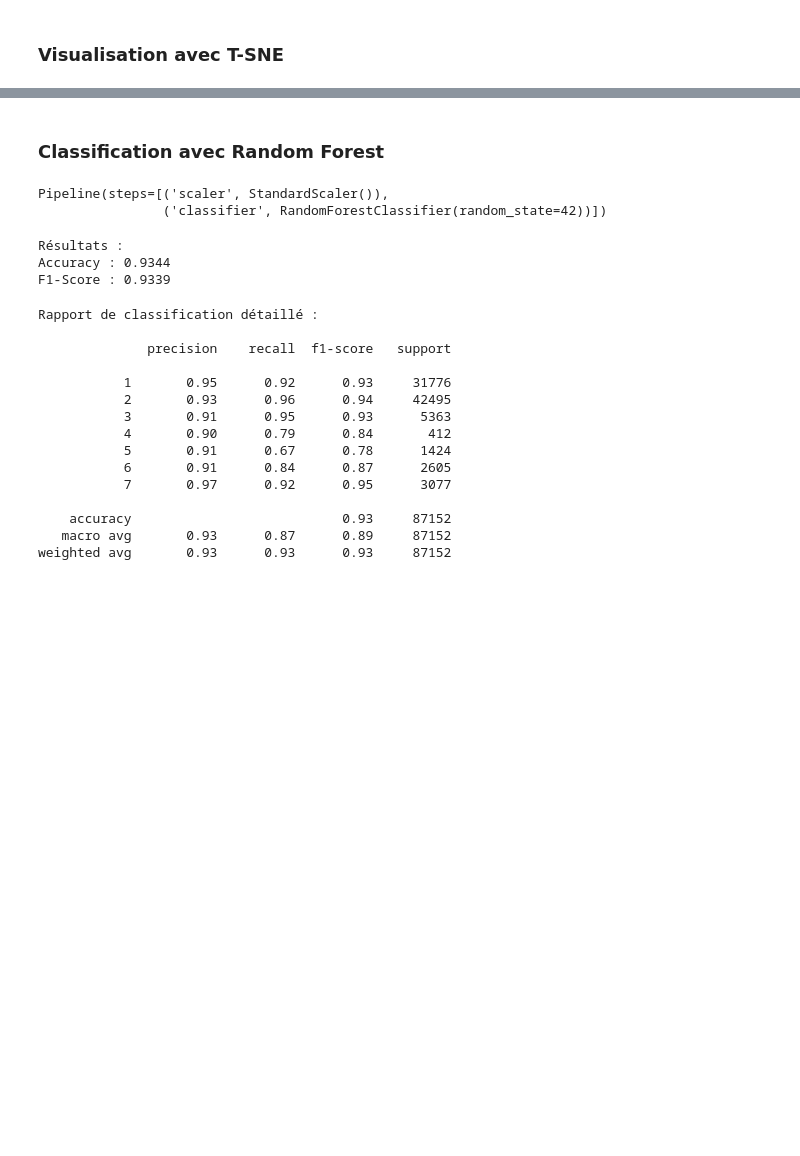
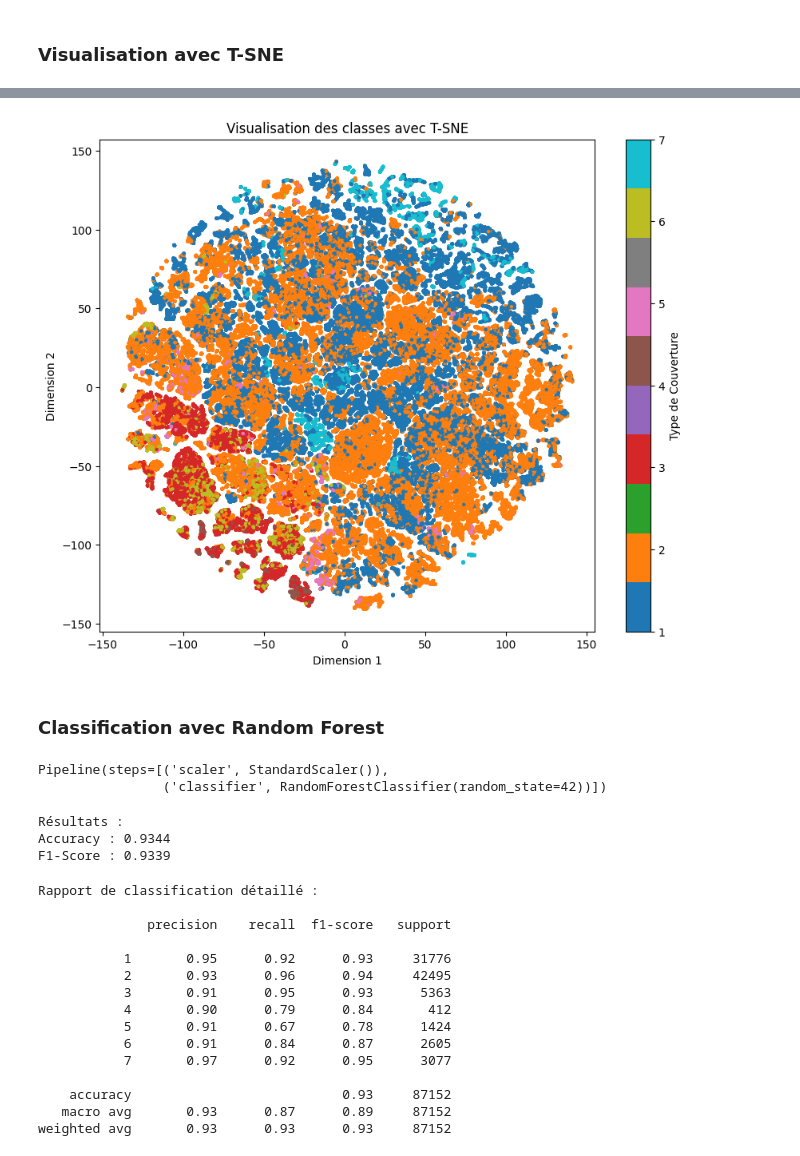
Before and after one commit to Hel88/TP2-Apprentissage_automatique, a Jupyter notebook: src/RAW_DATASET_notebook.ipynb, the cells around one changed output, grey strips where cells are left out. Saved outputs shown, nothing was run; the diff lists cells and outputs as text; code cells hidden in the pictures; blank space fills up the shorter version.

```diff
--- a/src/RAW_DATASET_notebook.ipynb
+++ b/src/RAW_DATASET_notebook.ipynb
@@ -119,12 +117,14 @@ KeyboardInterrupt:
 # %%
 # Visualisation
 plt.figure(figsize=(10, 8))
-scatter = plt.scatter(X_tsne[:, 0], X_tsne[:, 1], c=y_sampled, cmap='tab10', s=5)
+scatter = plt.scatter(X_tsne[:, 0], X_tsne[:, 1], c=y_sampled.Cover_Type, cmap='tab10', s=5)
 plt.colorbar(scatter, label='Type de Couverture')
 plt.title("Visualisation des classes avec T-SNE")
 plt.xlabel("Dimension 1")
 plt.ylabel("Dimension 2")
 plt.show()
+# %% [output]
+[figure, added]
 # %% [markdown]
 ### Classification avec Random Forest
 # %%
```
Also changed, not shown: parts of 2 cells of this notebook.
